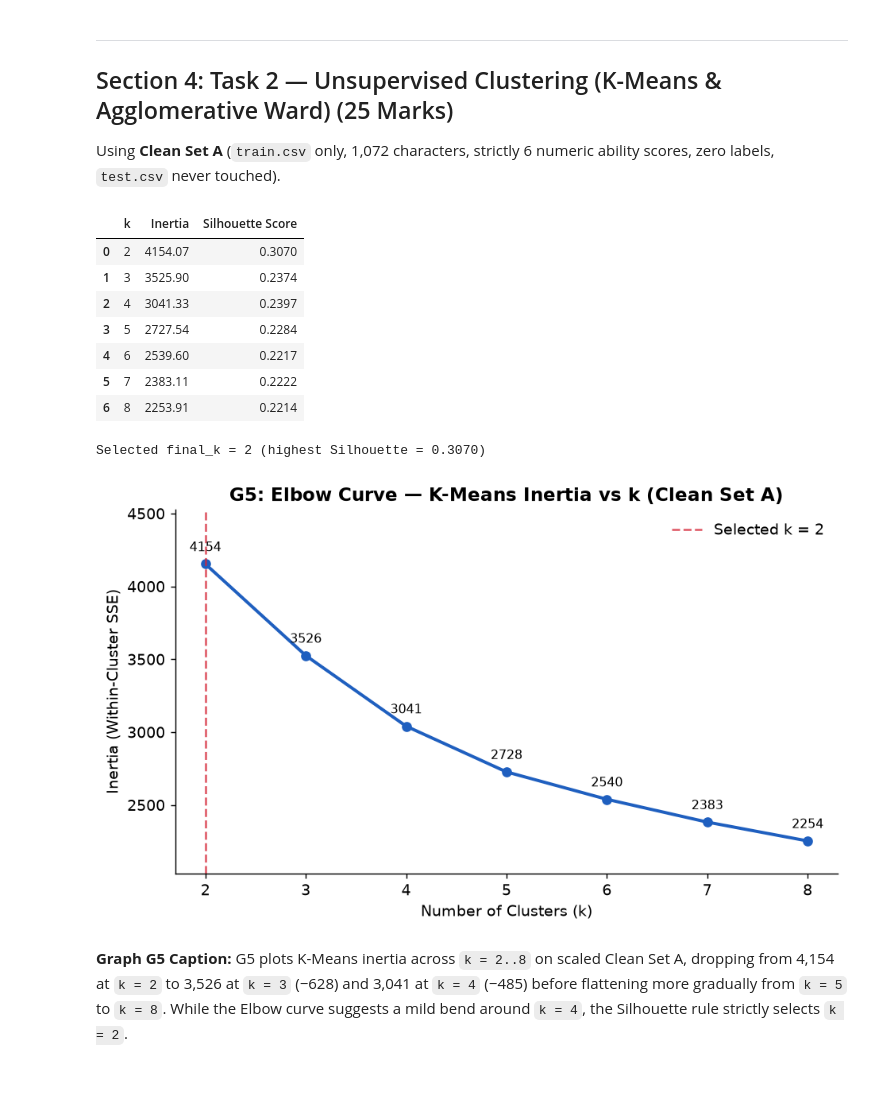
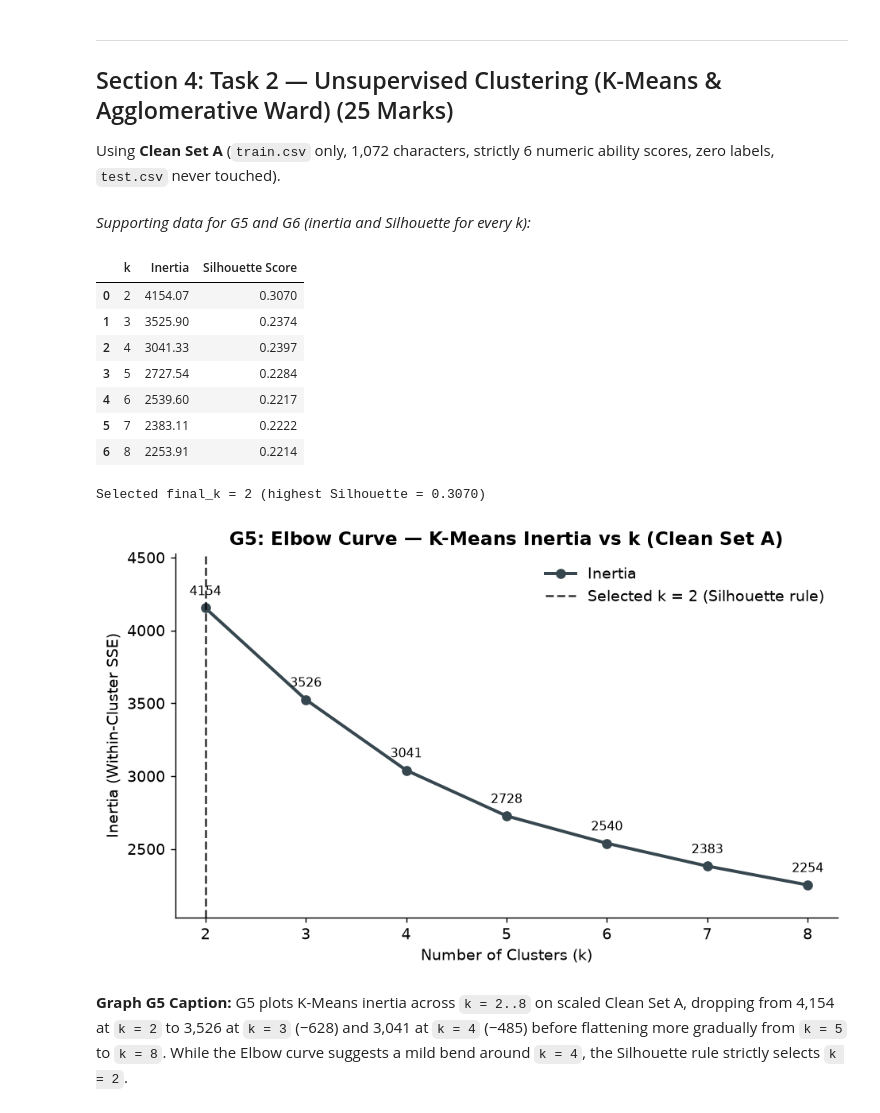
Before and after one commit to Jaweria-Abdul-Hameed/AI-03, a Jupyter notebook: my_project/superhero_project.ipynb, the cells around one changed output. Drawn from its saved outputs; the diff is of its cells as text; code cells hidden in the pictures; blank space fills up the shorter version.

```diff
--- a/my_project/superhero_project.ipynb
+++ b/my_project/superhero_project.ipynb
@@ -70,6 +76,15 @@ COLORS = {
     "Network B": "#00838F",
 }
 TAB10 = plt.get_cmap("tab10").colors
+# Neutral ink for lines that are not a class, a model or a cluster (keeps the fixed hex colours unambiguous)
+NEUTRAL_LINE = "#37474F"
+MARKER_LINE = "#000000"
+
+def tint(hex_color, amount=0.5):
+    """Lighter tint of a fixed colour (mixed with white) for a secondary line of the same model."""
+    from matplotlib.colors import to_rgb, to_hex
+    r, g, b = to_rgb(hex_color)
+    return to_hex((r + (1 - r) * amount, g + (1 - g) * amount, b + (1 - b) * amount))
 
 FIG_DIR = Path("figures")
 FIG_DIR.mkdir(parents=True, exist_ok=True)
@@ -593,36 +608,38 @@ k_search_df = pd.DataFrame({
     "k": k_values,
     "Inertia": [round(v, 2) for v in inertias],
     "Silhouette Score": [round(s, 4) for s in sil_scores],
 })
+display(Markdown("*Supporting data for G5 and G6 (inertia and Silhouette for every k):*"))
 display(k_search_df)
 print(f"Selected final_k = {final_k} (highest Silhouette = {sil_scores[k_values.index(final_k)]:.4f})")
 
 # Graph G5: Elbow Curve (with top/bottom padding so labels never clip)
 fig, ax = plt.subplots(figsize=(7.4, 4.5))
-ax.plot(k_values, inertias, marker="o", linewidth=2.2, color="#1F5FBF")
-ax.axvline(final_k, linestyle="--", color="#D62839", alpha=0.75, label=f"Selected k = {final_k}")
+ax.plot(k_values, inertias, marker="o", linewidth=2.2, color=NEUTRAL_LINE, label="Inertia")
+ax.axvline(final_k, linestyle="--", color=MARKER_LINE, alpha=0.75, label=f"Selected k = {final_k} (Silhouette rule)")
 for k, ine in zip(k_values, inertias):
     ax.annotate(f"{ine:.0f}", (k, ine), textcoords="offset points", xytext=(0, 9), ha="center", fontsize=8.8)
 ax.set_title("G5: Elbow Curve — K-Means Inertia vs k (Clean Set A)")
 ax.set_xlabel("Number of Clusters (k)")
 ax.set_ylabel("Inertia (Within-Cluster SSE)")
 ax.set_xticks(k_values)
 ax.set_ylim(min(inertias) * 0.90, max(inertias) * 1.09)
 ax.legend(frameon=False)
 plt.tight_layout()
 plt.savefig(FIG_DIR / "G5.png", bbox_inches="tight")
 plt.show()
 # %% [output]
+*Supporting data for G5 and G6 (inertia and Silhouette for every k):*
 |  | k | Inertia | Silhouette Score |
 | 0 | 2 | 4154.07 | 0.3070 |
 | 1 | 3 | 3525.90 | 0.2374 |
 | 2 | 4 | 3041.33 | 0.2397 |
 | 3 | 5 | 2727.54 | 0.2284 |
 | 4 | 6 | 2539.60 | 0.2217 |
 | 5 | 7 | 2383.11 | 0.2222 |
 | 6 | 8 | 2253.91 | 0.2214 |
 Selected final_k = 2 (highest Silhouette = 0.3070)
-[figure, old version]
+[figure, new version]
 # %% [markdown]
 **Graph G5 Caption:** G5 plots K-Means inertia across `k = 2..8` on scaled Clean Set A, dropping from 4,154 at `k = 2` to 3,526 at `k = 3` (−628) and 3,041 at `k = 4` (−485) before flattening more gradually from `k = 5` to `k = 8`. While the Elbow curve suggests a mild bend around `k = 4`, the Silhouette rule strictly selects `k = 2`.
 # %%
```
Also changed, not shown: parts of 13 cells of this notebook, 17 other files.
